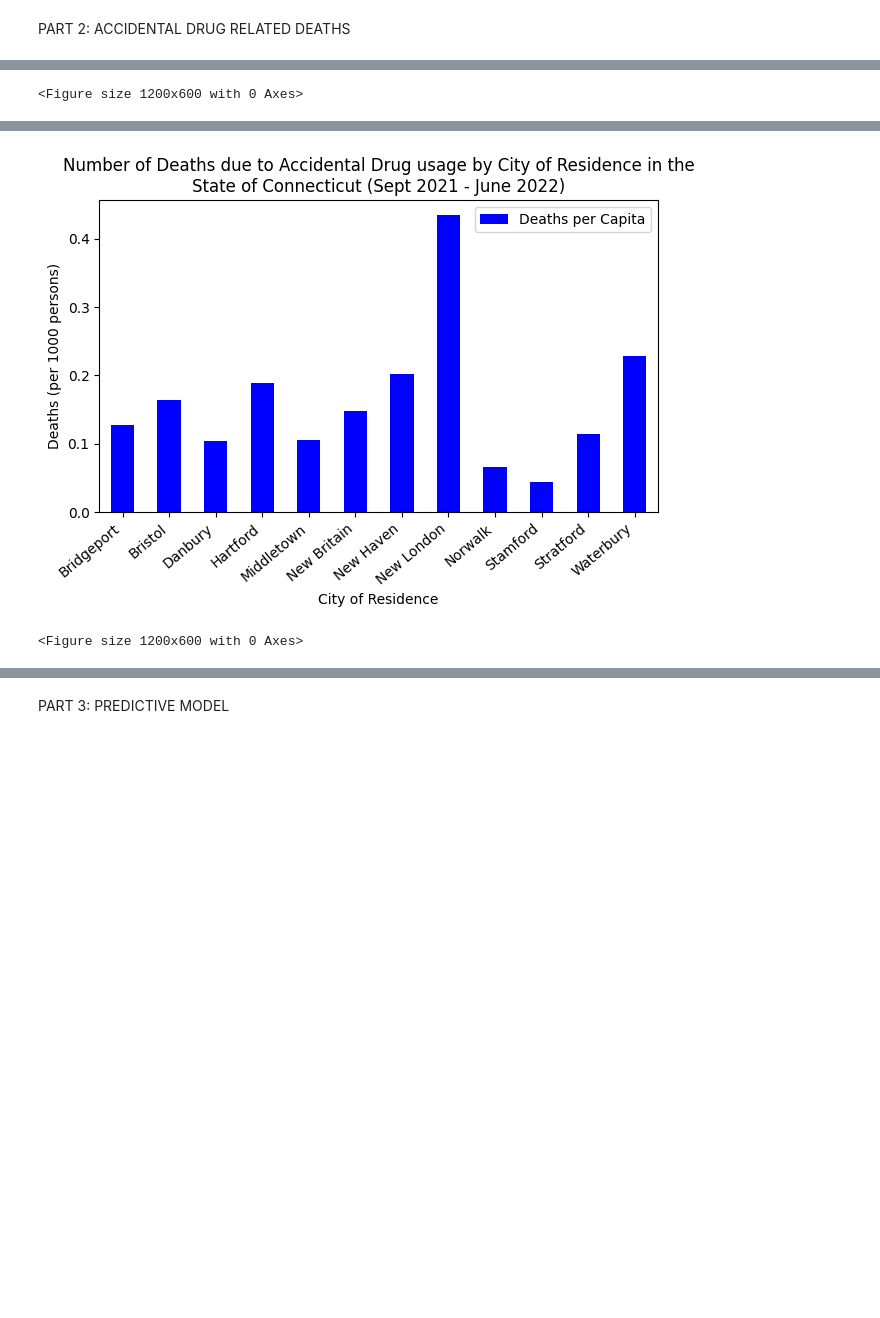
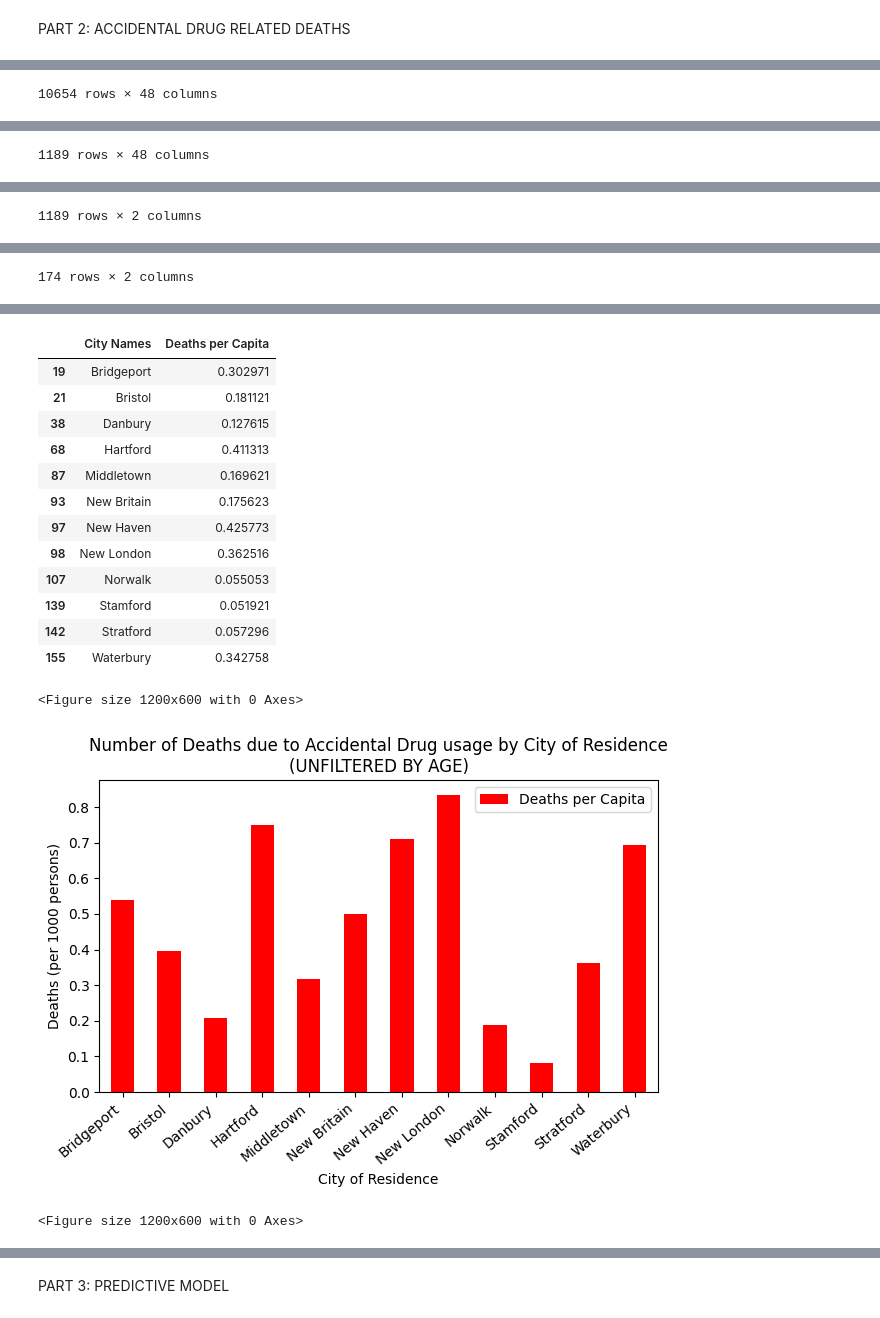
Before and after one commit to AidenManuel/CS2704-Final-Project, a Jupyter notebook: code/2021-2022.ipynb, the cells around one changed output, grey strips where cells are left out. Saved outputs shown, nothing was run; the diff lists cells and outputs as text; code cells hidden in the pictures; blank space fills up the shorter version.

```diff
--- a/code/2021-2022.ipynb
+++ b/code/2021-2022.ipynb
@@ -9,11 +9,15 @@ import matplotlib.pyplot as plt
 #####
 data_dir = 'datasets'
 df = pd.read_csv(f'{data_dir}/School_Attendance_by_Student_Group_and_District__2021-2022.csv')
+print("unfiltered")
+display(df)
 
 ########
 ## EXTRACT DESIRED COLUMNS
 #####
 attendance_data = df[['District name', 'Student group', '2021-2022 student count - year to date']]
+print("rows extracted")
+display(attendance_data)
 
 ########
 ## FILTER OUT NON-CITY DISTRICTS
@@ -21,28 +25,43 @@ attendance_data = df[['District name', 'Student group', '2021-2022 student count
 attendance_data = attendance_data[attendance_data['District name'] != 'Connecticut']
 attendance_data = attendance_data[attendance_data['District name'] != 'Connecticut Technical Education and Career System']
 attendance_data = attendance_data[attendance_data['District name'] != 'Capitol Region Education Council']
+print("non-city districts removed")
+display(attendance_data)
 
 ########
 ## EXTRACT DESIRED ROWS
 #####
 all_students_data = attendance_data[attendance_data['Student group'] == 'All Students']
 homeless_students_data = attendance_data[attendance_data['Student group'] == 'Students Experiencing Homelessness']
+print("all students data")
+display(all_students_data)
+print("homeless students data")
+display(homeless_students_data)
 
 ########
 ## GROUP STUDENT COUNTS BY DISTRICTS
 #####
 all_students_attendance = all_students_data.groupby('District name')['2021-2022 student count - year to date'].mean().reset_index()
 homeless_students_attendance = homeless_students_data.groupby('District name')['2021-2022 student count - year to date'].mean().reset_index()
+print("sort on district name")
+display(all_students_attendance)
+display(homeless_students_attendance)
 
 ########
 ## MERGE DATAFRAMES ON DISTRICT NAME
 #####
-comparison_df = pd.merge(all_students_attendance, homeless_students_attendance, on='District name', suffixes=('_all_students', '_homeless_students'))
+comparison_df = pd.merge(all_students_attendance, homeless_students_attendance, on='District name', suffixes=(' ALL STUDENTS', ' HOMELESS STUDENTS'))
+print("dataframes merged")
+display(comparison_df)
 
 ########
 ## CALCULATE PERCENTAGE OF HOMELESS STUDENTS
 #####
-comparison_df['Proportion Homeless'] = comparison_df['2021-2022 student count - year to date_homeless_students'] / comparison_df['2021-2022 student count - year to date_all_students'] * 100
+comparison_df['Proportion Homeless'] = comparison_df['2021-2022 student count - year to date HOMELESS STUDENTS'] / comparison_df['2021-2022 student count - year to date ALL STUDENTS'] * 100
+print("percentage calculated")
+display(comparison_df)
+for i, s in enumerate(comparison_df['District name']):
+    comparison_df['District name'].values[i] = s.replace(" School District", "")
 
 ########
 ## CREATE BAR GRAPH
@@ -74,25 +148,29 @@ df_population = pd.read_excel(f'{data_dir}/Connecticut_DemographicsByCity_sample
 ## CONVERT TO DATETIME FORMAT
 #####
 df_drugs['Date'] = pd.to_datetime(df_drugs['Date'])
+display(df_drugs)
 
 ########
 ## CREATING MASK FOR DATES BETWEEN SEPTEMBER 1st 2021 and JUNE 6th 2022 FOR THE SCHOOL YEAR
 ## AS WELL AS PEOPLE OVER THE AGE OF 40, DEEMED UNRELATED
 #####
 date_mask = (df_drugs['Date'] >= '2021-09-01') & (df_drugs['Date'] <= '2022-06-30')
-age_mask = (df_drugs['Age'] < 40)
+#age_mask = (df_drugs['Age'] < 40) & (df_drugs['Age'] > 25)
 
 ########
 ## MASKING THE DATA FRAME
 #####
-date_filtered = df_drugs[date_mask]
-filtered_drug_data = date_filtered[age_mask]
+filtered_drug_data = df_drugs[date_mask]
+#filtered_drug_data = date_filtered[age_mask]
+display(filtered_drug_data)
 
 ########
 ## EXTRACT DESIRED COLUMNS
 #####
 death_data = filtered_drug_data[['Residence City', 'Death City']]
 population_data = df_population[['Geography', 'Best Population Estimate']]
+display(death_data)
+display(population_data)
 
 ########
 ## SETTING UP MASK FOR CITIES OF INTEREST
@@ -156,14 +234,17 @@ for i, val in enumerate(res_city_death_counts.values):
 for i, val in enumerate(death_city_death_counts.values):
     population_by_death_city['Deaths per Capita'].values[i] = val / population_by_death_city['Deaths per Capita'].values[i] * 1000
 
+display(population_by_res_city)
+display(population_by_death_city)
+
 ########
 ## BAR GRAPH FOR DEATHS BY CITY OF RESIDENCE
 #####
 plt.figure(figsize=(12, 6))
-population_by_res_city.plot(x='City Names', y='Deaths per Capita', kind='bar', color='blue')
+population_by_res_city.plot(x='City Names', y='Deaths per Capita', kind='bar', color='red')
 plt.xlabel('City of Residence')
 plt.ylabel('Deaths (per 1000 persons)')
-plt.title(textwrap.fill('Number of Deaths due to Accidental Drug usage by City of Residence in the State of Connecticut (Sept 2021 - June 2022)', width=75))
+plt.title(textwrap.fill('Number of Deaths due to Accidental Drug usage by City of Residence (UNFILTERED BY AGE)', width=75))
 plt.xticks(rotation=40, ha='right')
 plt.tight_layout()
 
@@ -183 +276 @@ plt.show()
-<Figure size 1200x600 with 0 Axes>
+10654 rows × 48 columns
@@ -183,0 +289 @@ plt.show()
+1189 rows × 48 columns
@@ -183,0 +302 @@ plt.show()
+1189 rows × 2 columns
@@ -183,0 +315 @@ plt.show()
+174 rows × 2 columns
@@ -184,2 +329,16 @@ plt.show()
+|  | City Names | Deaths per Capita |
+| 19 | Bridgeport | 0.302971 |
+| 21 | Bristol | 0.181121 |
+| 38 | Danbury | 0.127615 |
+| 68 | Hartford | 0.411313 |
+| 87 | Middletown | 0.169621 |
+| 93 | New Britain | 0.175623 |
+| 97 | New Haven | 0.425773 |
+| 98 | New London | 0.362516 |
+| 107 | Norwalk | 0.055053 |
+| 139 | Stamford | 0.051921 |
+| 142 | Stratford | 0.057296 |
+| 155 | Waterbury | 0.342758 |
+<Figure size 1200x600 with 0 Axes>
-[figure, old version]
+[figure, new version]
-<Figure size 1200x600 with 0 Axes>
+<Figure size 1200x600 with 0 Axes>
```
Also changed, not shown: parts of 4 cells of this notebook, 2 other files.
